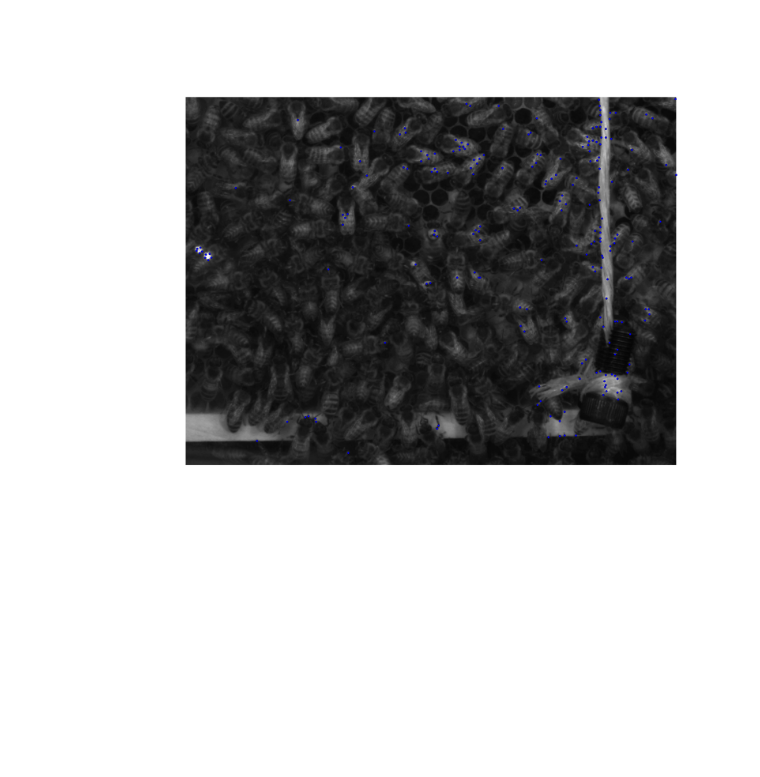
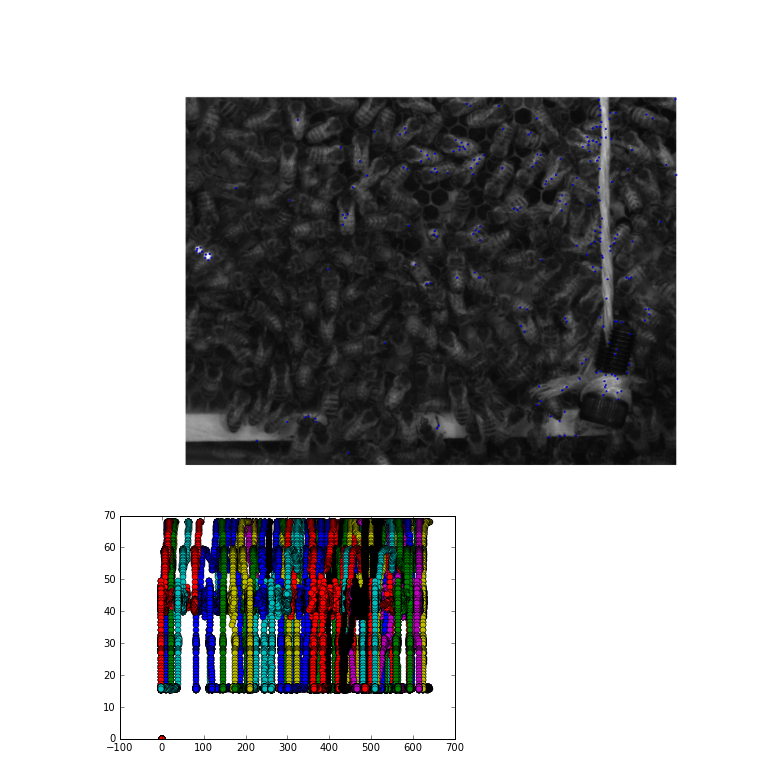
Before and after one commit to justayak/computer_vision_ws2015, a Jupyter notebook: u06/lucas-kanade.ipynb, the cells around one changed output. Saved outputs shown, nothing was run; the diff lists cells and outputs as text; code cells hidden in the pictures; blank space fills up the shorter version.

```diff
--- a/u06/lukas-kanade.ipynb
+++ b/u06/lucas-kanade.ipynb
@@ -36,18 +36,3 @@ ax.axis('off')
 plt.show()
 # %% [output]
 [figure]
-# %%
-def lucas_kanade(im1, im2, x, y, win=5):
-    """
-    @im1 {numpy.array} grayscale image
-    @im2 {numpy.array} grayscale image
-    @x {int32} roi x
-    @y {int32} roi y
-    Implementation of Lucas-Kanade
-    """
-    assert(im1.shape == im2.shape)
-    #print(im1.shape)
-
-
-
-    return np.array([0, 0])
@@ -54,21 +117,39 @@ def lucas_kanade(im1, im2, x, y, win=5):
 # %%
 old_frame = BeeDanceVid[0]
 old_gray = cv2.cvtColor(old_frame, cv2.COLOR_RGB2GRAY)
 
 optical_flow = []
 
-mask = np.zeros_like(old_frame)
-until = 10
-#until = len(BeeDanceVid)
+until = len(BeeDanceVid)
+
+TempCorners = Corners.copy()
+
+X_c = np.zeros((until, len(TempCorners)))
+Y_c = np.zeros((until, len(TempCorners)))
+
 for i in range(1, until):
     frame_gray = cv2.cvtColor(BeeDanceVid[i], cv2.COLOR_RGB2GRAY)
 
-    optical_flow_in_frame = []
-    for j in range(0, len(Corners)):
-        x = Corners[j,0]
-        y = Corners[j,1]
-        optical_flow_in_frame.append(
-            lucas_kanade(old_gray, frame_gray, x, y))
-        optical_flow.append(np.array(optical_flow_in_frame))
+    for j in range(0, len(TempCorners)):
+        x = TempCorners[j,0]
+        y = TempCorners[j,1]
+        xr, yr = lucas_kanade(old_gray, frame_gray, x, y)
+        TempCorners[j,0] += xr
+        TempCorners[j,1] += yr
+        X_c[i,j] = TempCorners[j,0]
+        Y_c[i,j] = TempCorners[j,1]
 
-    # calc optical flow
+
+
+#fig, ax = plt.subplots(1,1, figsize=(16,16))
+#for i in range(0, len(TempCorners)):
+for i in range(0, len(TempCorners)):
+    x = X_c[:,i]
+    y = Y_c[:,j]
+    plt.plot(x,y, 'o')
+
+
+#plt.axis('off')
+plt.show()
+# %% [output]
+[figure, added]
```
Also changed, not shown: parts of 3 cells of this notebook.
